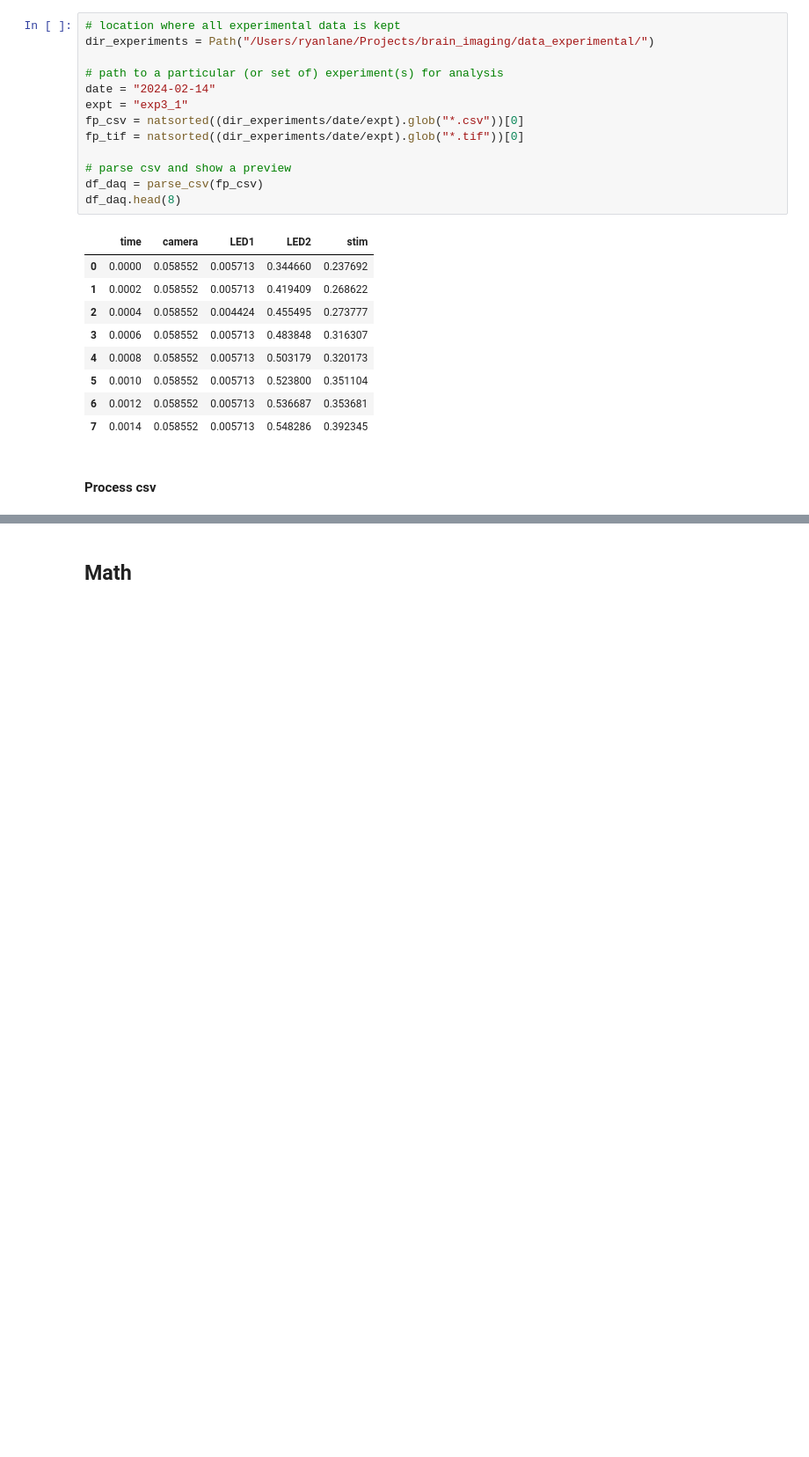
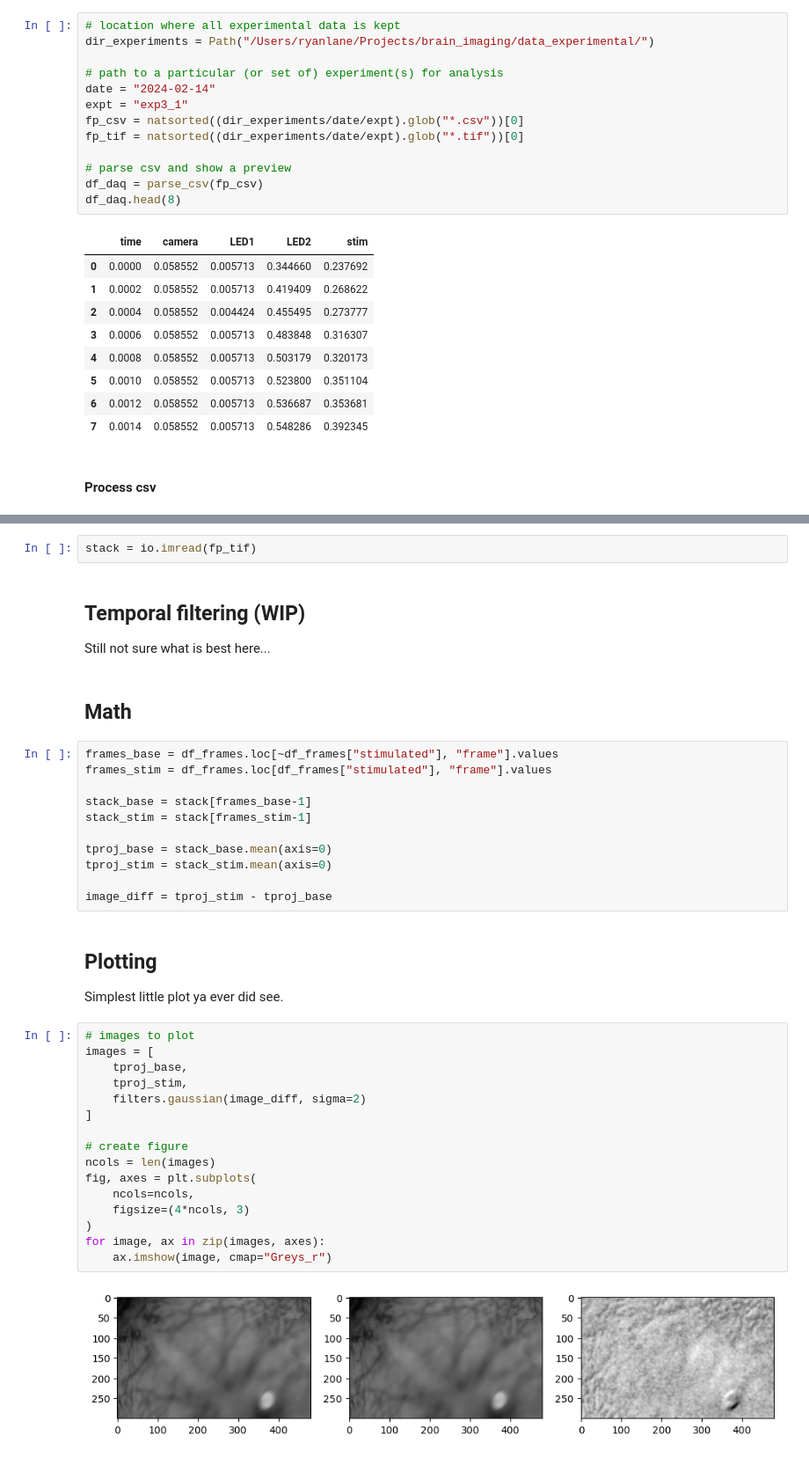
Before and after one commit to Arcadia-Science/2024-sensory-neuroimaging, a Jupyter notebook: notebooks/analysis.ipynb, the cells around one changed output, grey strips where cells are left out. Shown at 88% size. Drawn from its saved outputs; the diff is of its cells as text; blank space fills up the shorter version.

```diff
--- a/notebooks/analysis.ipynb
+++ b/notebooks/analysis.ipynb
@@ -78,2 +80,41 @@ df_frames.iloc[i_stim-4:i_stim+4]
+# %%
+stack = io.imread(fp_tif)
+# %% [markdown]
+## Temporal filtering (WIP)
+
+Still not sure what is best here...
 # %% [markdown]
 ## Math
+# %%
+frames_base = df_frames.loc[~df_frames["stimulated"], "frame"].values
+frames_stim = df_frames.loc[df_frames["stimulated"], "frame"].values
+
+stack_base = stack[frames_base-1]
+stack_stim = stack[frames_stim-1]
+
+tproj_base = stack_base.mean(axis=0)
+tproj_stim = stack_stim.mean(axis=0)
+
+image_diff = tproj_stim - tproj_base
+# %% [markdown]
+## Plotting
+
+Simplest little plot ya ever did see.
+# %%
+# images to plot
+images = [
+    tproj_base,
+    tproj_stim,
+    filters.gaussian(image_diff, sigma=2)
+]
+
+# create figure
+ncols = len(images)
+fig, axes = plt.subplots(
+    ncols=ncols,
+    figsize=(4*ncols, 3)
+)
+for image, ax in zip(images, axes):
+    ax.imshow(image, cmap="Greys_r")
+# %% [output]
+[figure, added]
```
Also changed, not shown: parts of 3 cells of this notebook.
